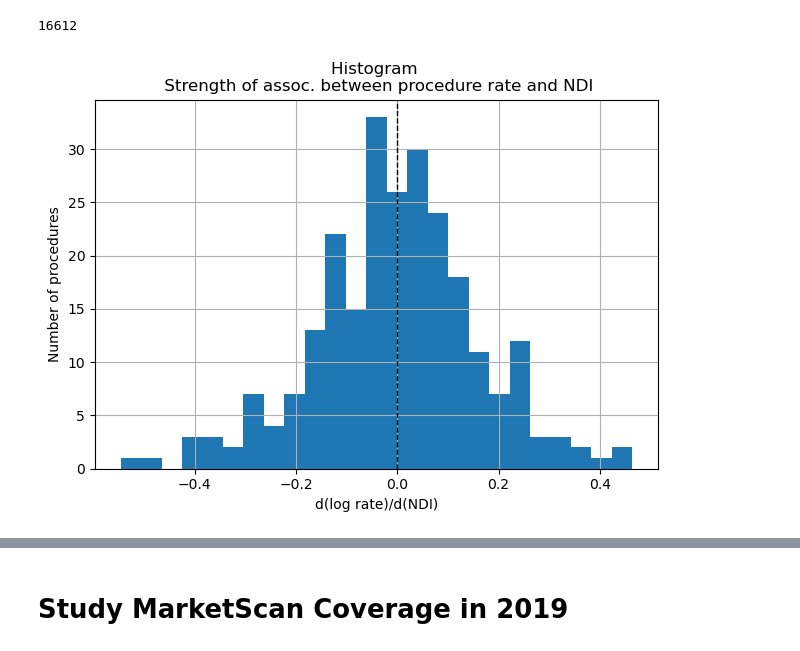
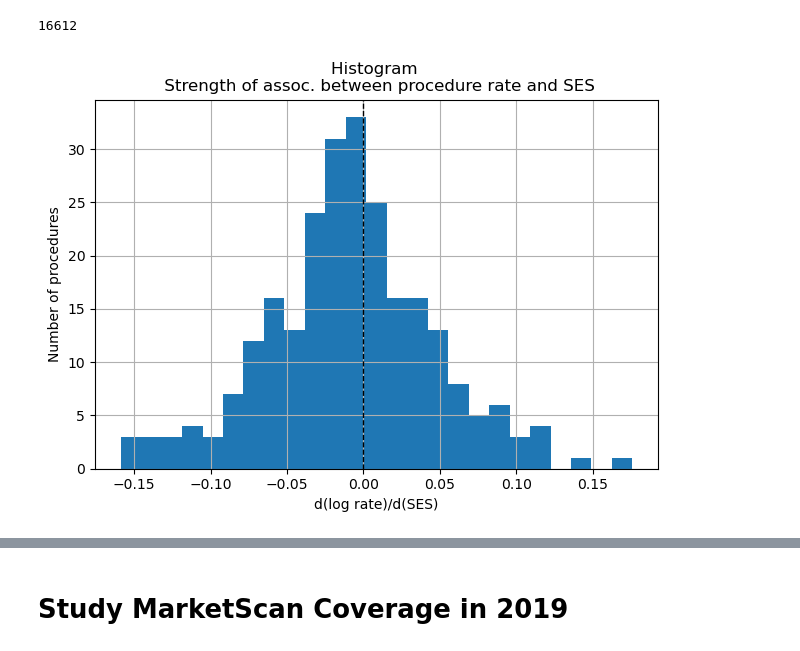
Before and after one commit to alex-dahlen/ClaimsDataBenchmarking, a Jupyter notebook: main_analysis_MarketScan_vs_SID_2019.ipynb, the cells around one changed output, grey strips where cells are left out. Drawn from its saved outputs; the diff is of its cells as text; code cells hidden in the pictures.

```diff
--- a/main_analysis_MarketScan_vs_SID_2019.ipynb
+++ b/main_analysis_MarketScan_vs_SID_2019.ipynb
@@ -376,6 +387,7 @@ df_procs = pd.DataFrame([], columns = ['procedure', 'rate_MS', 'err_rate_MS', 'r
 ii = 0
 for proc in procedures:
     df_temp = pd.merge(df_sid[['MSA', 'EGEOLOC', 'Pop 18 to 65', proc]], df[['MSA', 'EGEOLOC', proc, 'Total Pop', 'mem_days']], on=['MSA', 'EGEOLOC'], how='outer').rename(columns = {proc+'_x': 'sid', proc+'_y': 'ms'}).fillna(0)
+    df_temp = df_temp[df_temp.EGEOLOC.isin([11, 18, 22, 35, 62])]
     rate_ms = (df_temp.ms * df_temp.mem_days).sum() / df_temp.mem_days.sum()
     rate_sid = (df_temp.sid * df_temp['Pop 18 to 65']).sum() / df_temp['Pop 18 to 65'].sum()
     rel_bias = rate_ms / rate_sid
@@ -402,0 +411,2 @@ df_procs
+# %%
+df_procs = df_procs[~df_procs.procedure.isin(exclude_list)]
@@ -521,7 +570,6 @@ plt.savefig('temp.jpg', dpi = 400)
 # %%
 #make a scatter plot comparing rates for a given procedure
 
-proc = 'Pharmacotherapy for mental health (excluding substance use)'
 proc = 'Hemodialysis'
 upper_clip = 95
 
@@ -553,4 +601,5 @@ plt.plot(xpoints, ypoints, linestyle='--', color='k', lw=1, scalex=False, scaley
 
 plt.tight_layout()
 plt.savefig('temp.jpg')
+plt.show()
 # %% [output]
@@ -604,7 +653,7 @@ df_counts.ZIP.nunique()
 # You have 2 choices of which inequality measure to use.  You can use the National Deprivation Index (NDI)
 # or you can use the SES metric we defined using PCA (SES).
 
-inequality_measure = 'NDI'
+inequality_measure = 'SES'
 
 
 df_procs_250 = pd.DataFrame([], columns=['procedure', 'rate_MS', 'err_rate_MS', 'rate_SID', 'err_rate_SID', 'rel_bias', 'rel_bias_low', 'rel_bias_high', 'corr_ses', 'intercept_ses', 'slope_ses', 'slope_ses_se', 'alpha'])
@@ -668,16 +717,17 @@ df_procs_250.loc[df_procs_250.slope_ses > np.percentile(df_procs_250.slope_ses,
 # %%
 df_procs_250.slope_ses.hist(bins=25)
 
 plt.axvline(0,linestyle='--', color='k', lw=1)
 
-plt.title('Histogram \n Strength of assoc. between procedure rate and NDI')
+plt.title('Histogram \n Strength of assoc. between procedure rate and SES')
 
-plt.xlabel('d(log rate)/d(NDI)')
+plt.xlabel('d(log rate)/d(SES)')
 plt.ylabel('Number of procedures')
 plt.tight_layout()
 plt.savefig('temp.jpg', dpi=400)
+plt.show()
 # %% [output]
-[figure, old version]
+[figure, new version]
 # %%
 df_procs_250.slope_ses.describe()
 # %% [output]
```
Also changed, not shown: parts of 64 cells of this notebook, 1 other file.
